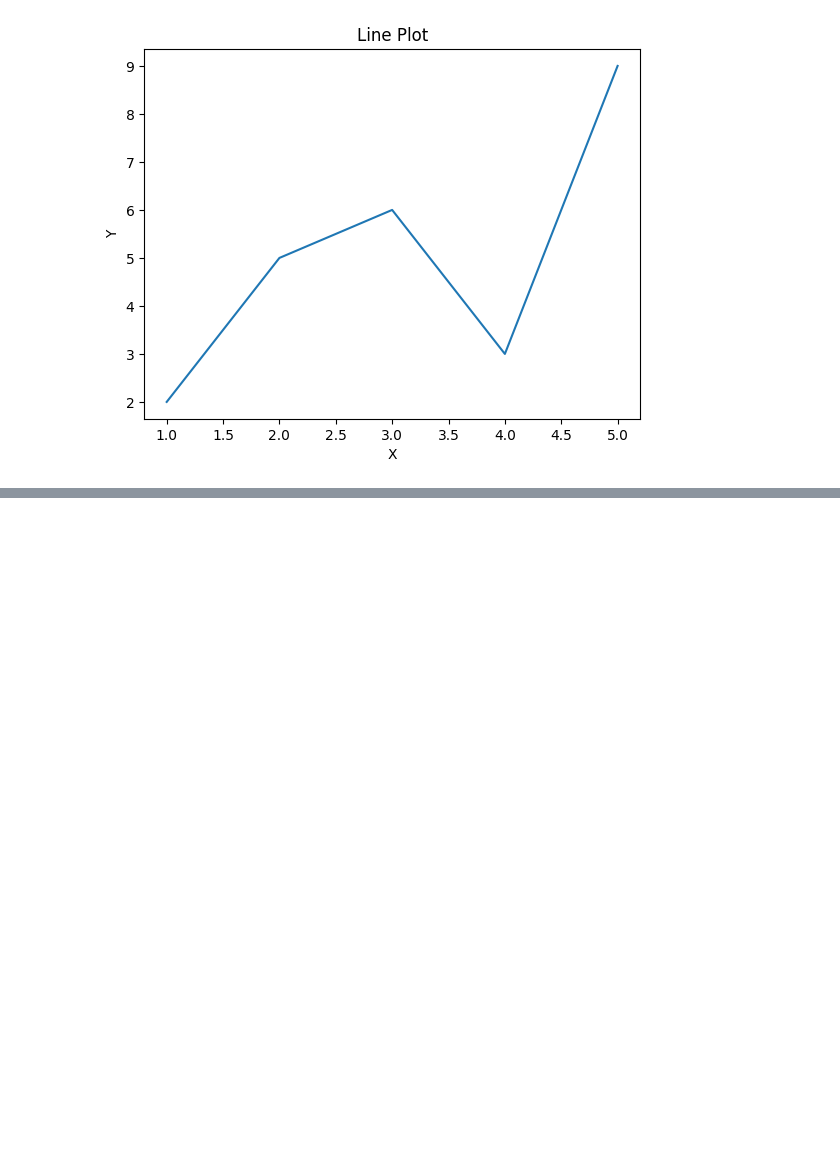
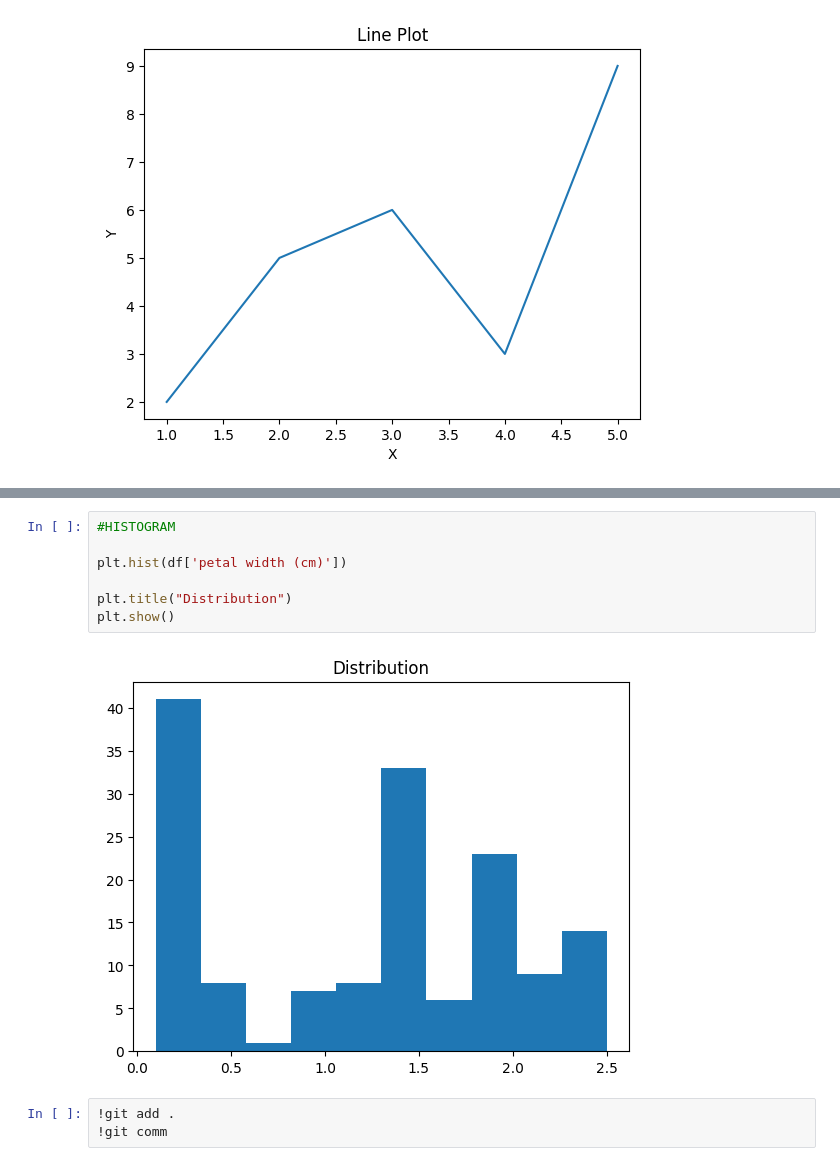
Before and after one commit to dhanusherramuri/AML_MSIS, a Jupyter notebook: AML_LAB_2(11-08-2026).ipynb, the cells around one changed output, grey strips where cells are left out. Drawn from its saved outputs; the diff is of its cells as text; blank space fills up the shorter version.

```diff
--- a/AML_LAB_2(11-08-2026).ipynb
+++ b/AML_LAB_2(11-08-2026).ipynb
@@ -17,0 +40,12 @@ plt.show()
+# %%
+#HISTOGRAM
+
+plt.hist(df['petal width (cm)'])
+
+plt.title("Distribution")
+plt.show()
+# %% [output]
+[figure, added]
+# %%
+!git add .
+!git comm
```
Also changed, not shown: parts of 2 cells of this notebook.
